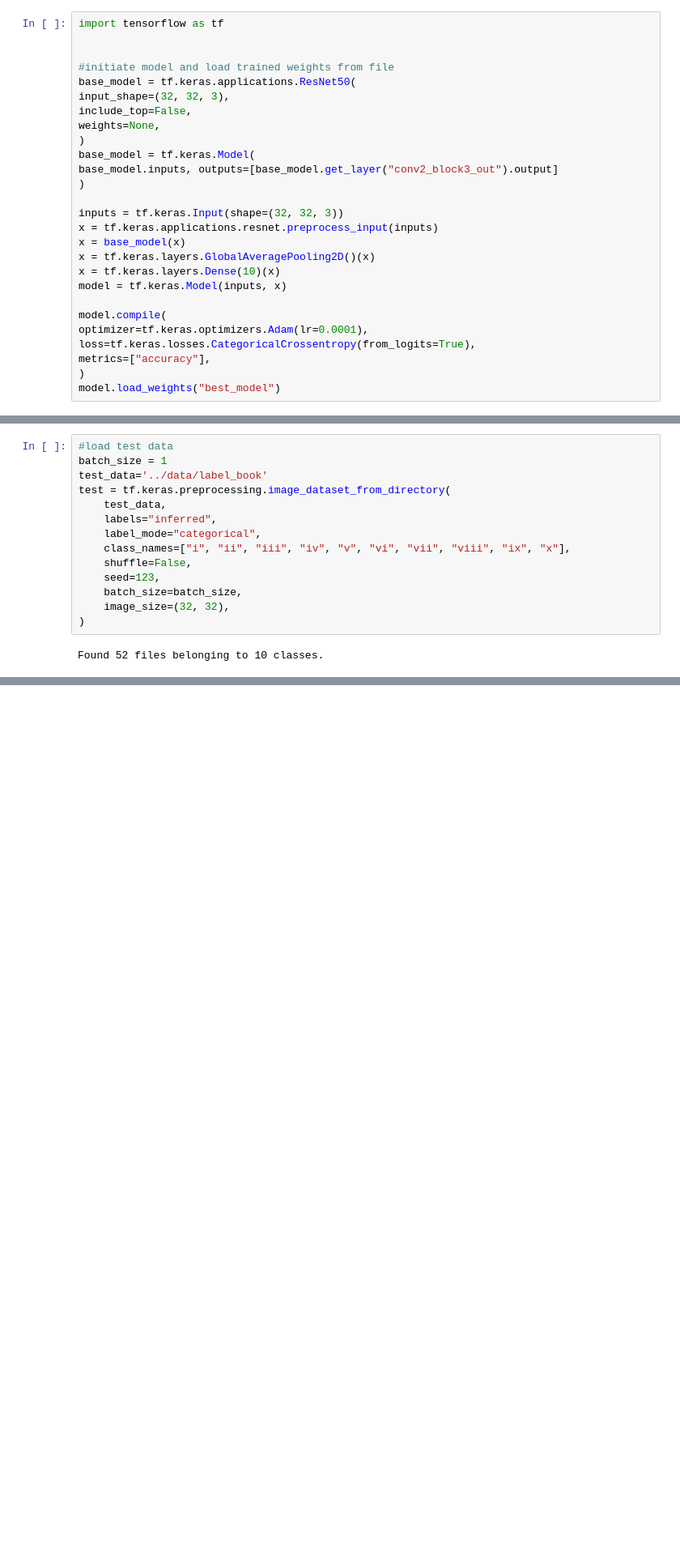
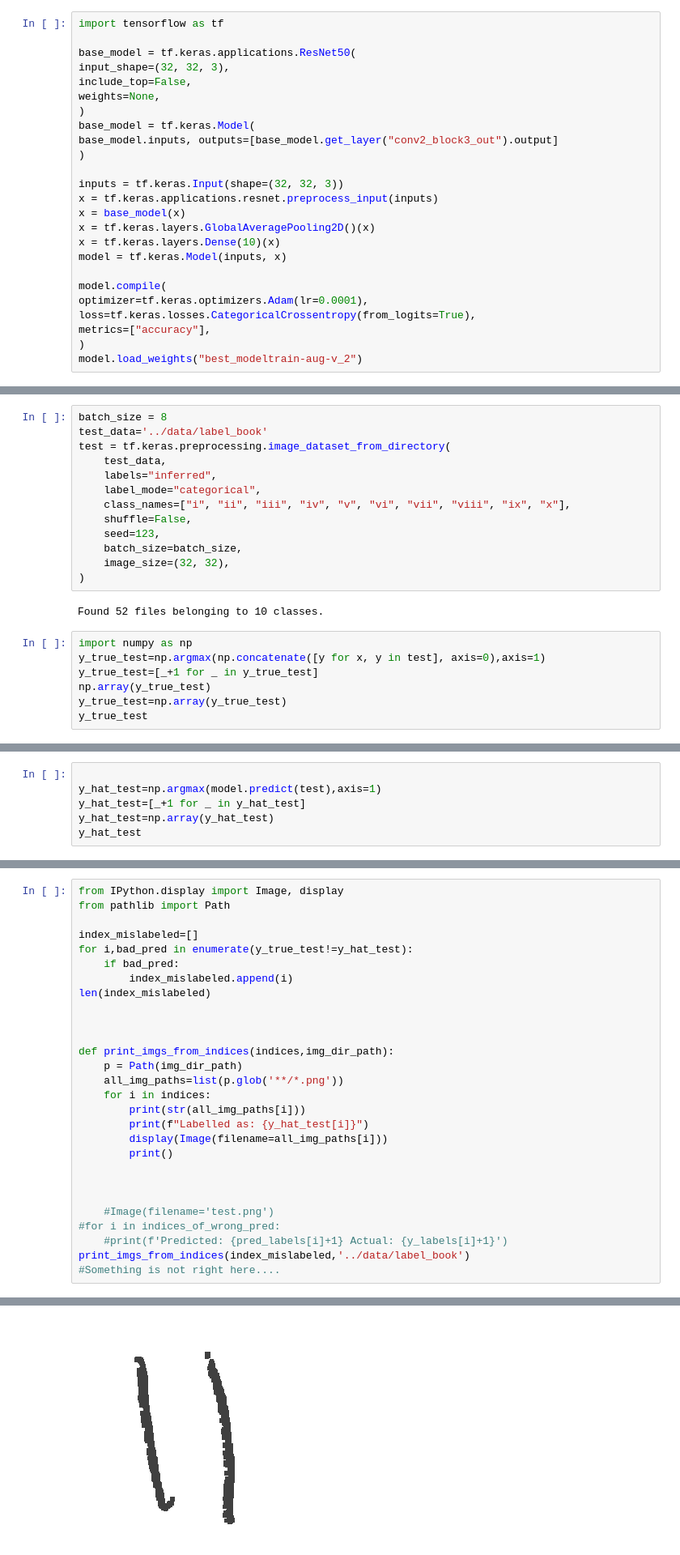
Before and after one commit to simhallq/dcai_competition-summer_21, a Jupyter notebook: notebooks/02-sh-test_model-label_book.ipynb, the cells around one changed output, grey strips where cells are left out. Shown: that part at 81% size. Cells and saved outputs as stored; diff of their text form; blank space fills up the shorter version.

```diff
--- a/notebooks/02-sh-test_model-label_book.ipynb
+++ b/notebooks/02-sh-test_model-label_book.ipynb
@@ -1,8 +1,6 @@
 # %%
 import tensorflow as tf
 
-
-#initiate model and load trained weights from file
 base_model = tf.keras.applications.ResNet50(
 input_shape=(32, 32, 3),
 include_top=False,
@@ -24,12 +22,11 @@ optimizer=tf.keras.optimizers.Adam(lr=0.0001),
 loss=tf.keras.losses.CategoricalCrossentropy(from_logits=True),
 metrics=["accuracy"],
 )
-model.load_weights("best_model")
+model.load_weights("best_modeltrain-aug-v_2")
 # %% [output]
 <tensorflow.python.training.tracking.util.CheckpointLoadStatus at 0x...>
 # %%
-#load test data
-batch_size = 1
+batch_size = 8
 test_data='../data/label_book'
 test = tf.keras.preprocessing.image_dataset_from_directory(
     test_data,
@@ -43,3 +40,10 @@ test = tf.keras.preprocessing.image_dataset_from_directory(
 )
 # %% [output]
 Found 52 files belonging to 10 classes.
+# %%
+import numpy as np
+y_true_test=np.argmax(np.concatenate([y for x, y in test], axis=0),axis=1)
+y_true_test=[_+1 for _ in y_true_test]
+np.array(y_true_test)
+y_true_test=np.array(y_true_test)
+y_true_test
@@ -45,0 +55,6 @@ Found 52 files belonging to 10 classes.
+# %%
+
+y_hat_test=np.argmax(model.predict(test),axis=1)
+y_hat_test=[_+1 for _ in y_hat_test]
+y_hat_test=np.array(y_hat_test)
+y_hat_test
@@ -45,0 +101,29 @@ Found 52 files belonging to 10 classes.
+# %%
+from IPython.display import Image, display
+from pathlib import Path
+
+index_mislabeled=[]
+for i,bad_pred in enumerate(y_true_test!=y_hat_test):
+    if bad_pred:
+        index_mislabeled.append(i)
+len(index_mislabeled)
+
+
+
+def print_imgs_from_indices(indices,img_dir_path):
+    p = Path(img_dir_path)
+    all_img_paths=list(p.glob('**/*.png'))
+    for i in indices:
+        print(str(all_img_paths[i]))
+        print(f"Labelled as: {y_hat_test[i]}")
+        display(Image(filename=all_img_paths[i]))
+        print()
+
+
+
+    #Image(filename='test.png')
+#for i in indices_of_wrong_pred:
+    #print(f'Predicted: {pred_labels[i]+1} Actual: {y_labels[i]+1}')
+print_imgs_from_indices(index_mislabeled,'../data/label_book')
+#Something is not right here....
+# %% [output]
@@ -45,0 +132 @@ Found 52 files belonging to 10 classes.
+[figure, added]
```
Also changed, not shown: parts of 13 cells of this notebook, 2 other files.
